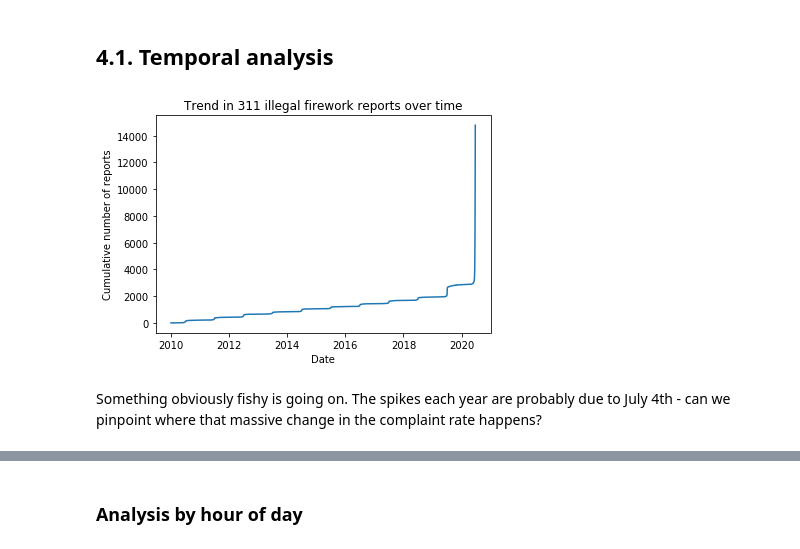
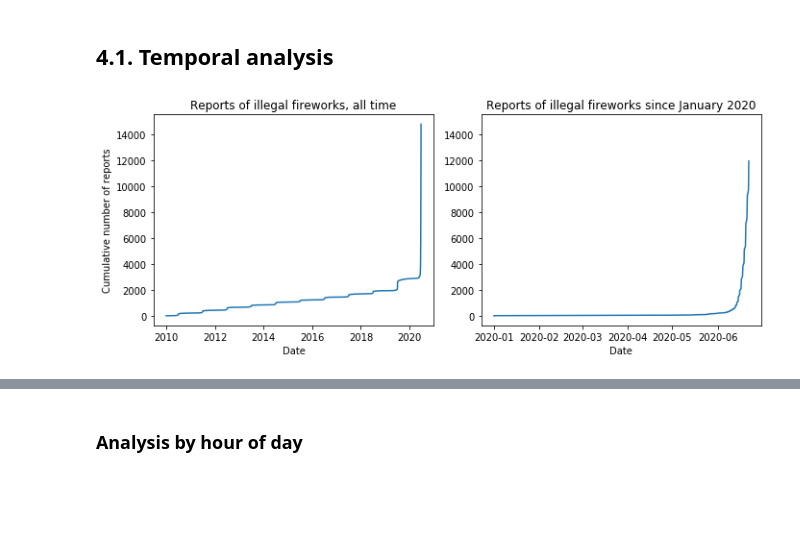
Before and after one commit to ercas/nyc-fireworks, a Jupyter notebook: Untitled.ipynb, the cells around one changed output, grey strips where cells are left out. Saved outputs shown, nothing was run; the diff lists cells and outputs as text; code cells hidden in the pictures; blank space fills up the shorter version.

```diff
--- a/Untitled.ipynb
+++ b/Untitled.ipynb
@@ -12,9 +12,18 @@ import pandas
 import requests
 import shapely.geometry
 import tqdm.auto as tqdm
+
 from matplotlib import pyplot, ticker
 
+# typedefs
 T_DataFrame = pandas.core.frame.DataFrame
+
+# sort of hacky, but we can't declare the axis type directly
+(figure, axis) = pyplot.subplots()
+T_Figure = type(figure)
+T_Axis = type(axis)
+pyplot.close()
+
 tqdm.tqdm.pandas()
 # %% [markdown]
 # 0. Contents
@@ -209,16 +218,7 @@ pyplot.show()
 # %% [markdown]
 # 4. Analysis
 Right away, we can see very large concentrations of complaints in central Brooklyn and the Northern part of Manhattan recently. Are there any significant patterns, either temporally or spatially?
+# %%
+gdf_311_2020 = gdf_311[gdf_311["Created Date"] >= pandas.to_datetime("2020-01-01")]
 # %% [markdown]
 ## 4.1. Temporal analysis
-# %%
-gdf_311_sorted = gdf_311.sort_values("Created Date").reset_index(drop=True)
-pyplot.plot(gdf_311_sorted["Created Date"], gdf_311_sorted.index)
-pyplot.ylabel("Cumulative number of reports")
-pyplot.xlabel("Date")
-pyplot.title("Trend in 311 illegal firework reports over time")
-pass
-# %% [output]
-[figure, removed]
-# %% [markdown]
-Something obviously fishy is going on. The spikes each year are probably due to July 4th - can we pinpoint where that massive change in the complaint rate happens?
@@ -226,0 +225,25 @@ Something obviously fishy is going on. The spikes each year are probably due to
+# %%
+def plot_cumulative_reports(df: T_DataFrame,
+                            axis: typing.Optional[T_Axis] = None
+                            )-> (T_Figure, T_Axis):
+    if axis is None:
+        (figure, axis) = pyplot.subplots()
+    df = df.sort_values("Created Date").reset_index(drop=True)
+    axis.plot(df["Created Date"], df.index)
+    axis.set_ylabel("Cumulative number of reports")
+    axis.set_xlabel("Date")
+    return axis
+
+(figure, axes) = pyplot.subplots(1, 2, figsize=(10, 4))
+
+plot_cumulative_reports(gdf_311, axes[0])
+axes[0].set_title("Reports of illegal fireworks, all time")
+
+plot_cumulative_reports(gdf_311_2020, axes[1])
+axes[1].set_title("Reports of illegal fireworks since January 2020")
+axes[1].set_ylabel(None)
+axes[1].set_ylim(axes[0].get_ylim())
+
+pyplot.tight_layout()
+# %% [output]
+[figure, added]
```
Also changed, not shown: parts of 9 cells of this notebook.
